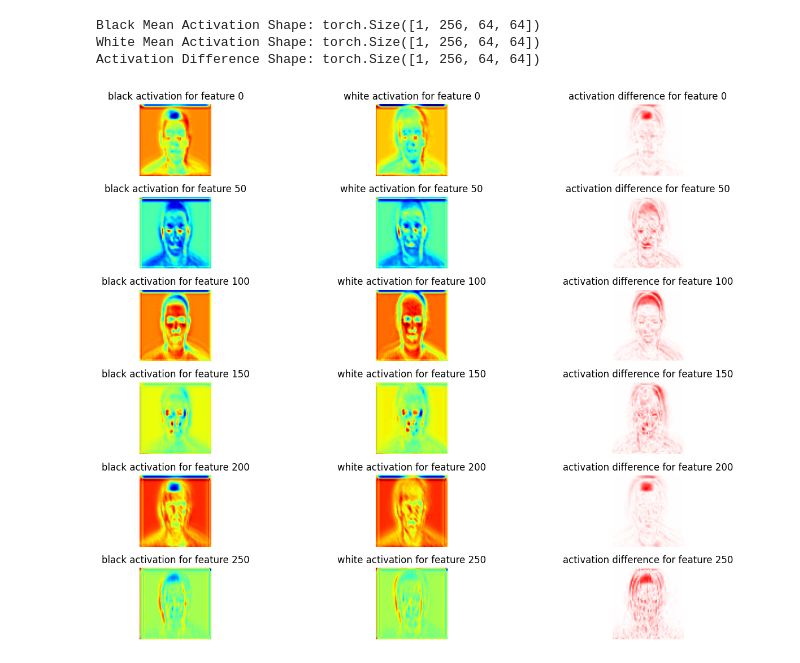
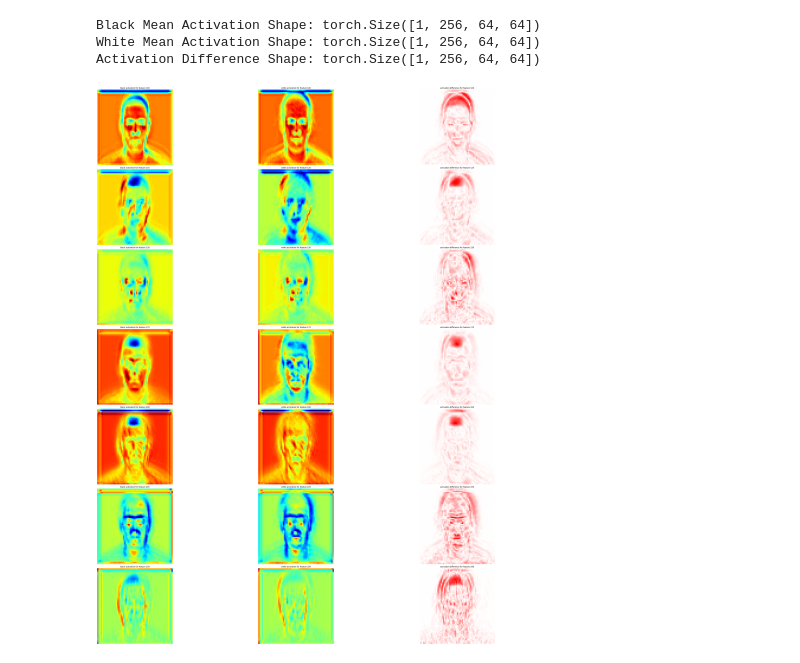
Before and after one commit to dedpool-glitch/ig2_CNN, a Jupyter notebook: gpu_env_ig2/analysis_angry_bw.ipynb, the cells around one changed output. Drawn from its saved outputs; the diff is of its cells as text; code cells hidden in the pictures.

```diff
--- a/gpu_env_ig2/analysis_angry_bw.ipynb
+++ b/gpu_env_ig2/analysis_angry_bw.ipynb
@@ -108,29 +108,29 @@ Activation Difference Shape: torch.Size([1, 256, 64, 64])
 # %%
 black_mean_activation = black_mean_activation.squeeze(0).cpu().detach().numpy()
 white_mean_activation = white_mean_activation.squeeze(0).cpu().detach().numpy()
 activation_difference = activation_difference.squeeze(0).cpu().detach().numpy()
 
-feature_map_index = [i for i in range(0,255,50)]
-fig, axes = plt.subplots(len(feature_map_index), 3, figsize=(15, 10))
+feature_map_index = [i for i in range(100,255,25)]
+fig, axes = plt.subplots(len(feature_map_index), 3, figsize=(50, 50))
 
 for i, index in enumerate(feature_map_index):
     black_activation_map = black_mean_activation[index]
     white_activation_map = white_mean_activation[index]
     difference_map = activation_difference[index]
 
     axes[i, 0].imshow(black_activation_map, cmap='jet')
     axes[i, 0].set_title(f"black activation for feature {index}")
     axes[i, 0].axis("off")
 
     axes[i, 1].imshow(white_activation_map, cmap='jet')
     axes[i, 1].set_title(f"white activation for feature {index}")
     axes[i, 1].axis("off")
 
     axes[i, 2].imshow(difference_map, cmap='bwr', vmin=-np.max(np.abs(difference_map)), vmax=np.max(np.abs(difference_map)))
     axes[i, 2].set_title(f"activation difference for feature {index}")
     axes[i, 2].axis("off")
 
 plt.tight_layout()
 plt.show()
 # %% [output]
-[figure, old version]
+[figure, new version]
```
Also changed, not shown: 1 other file.
